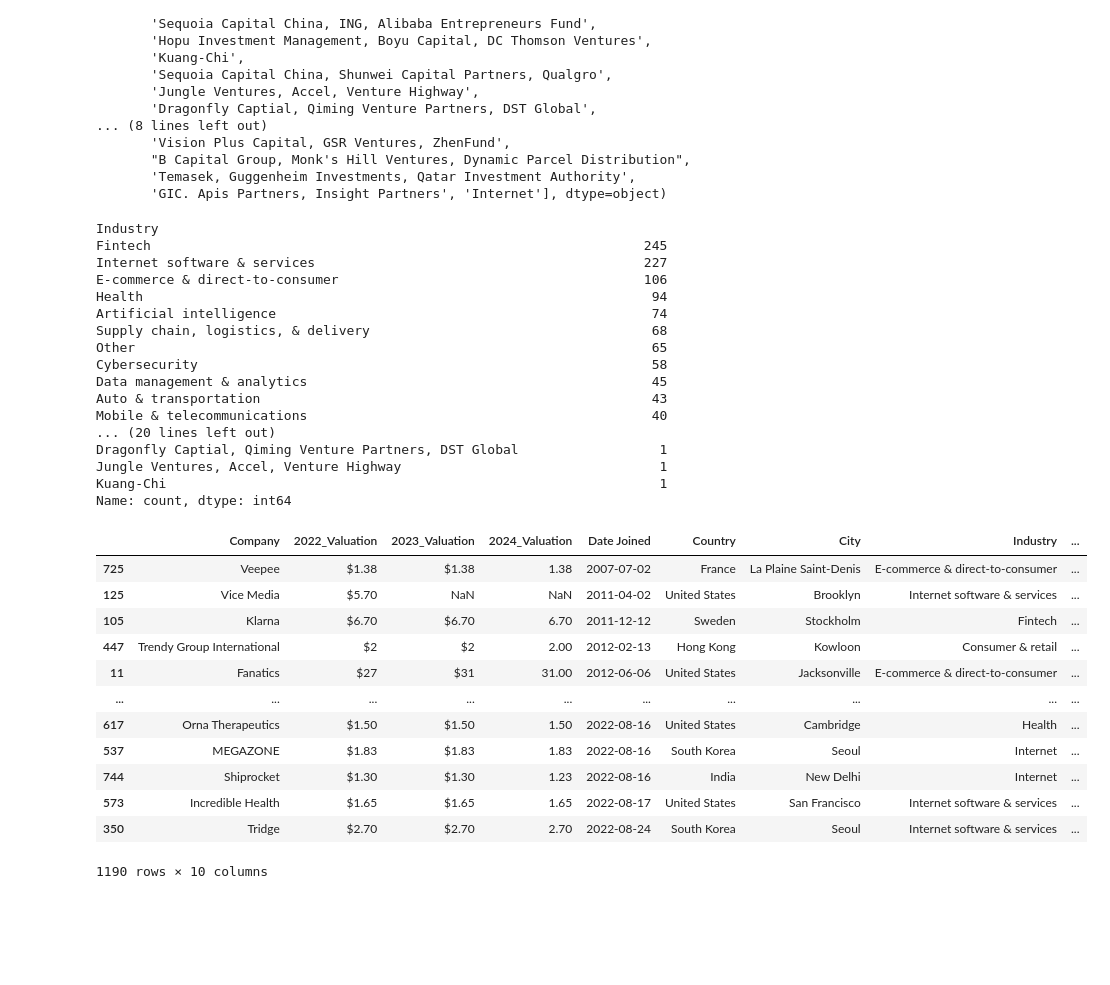
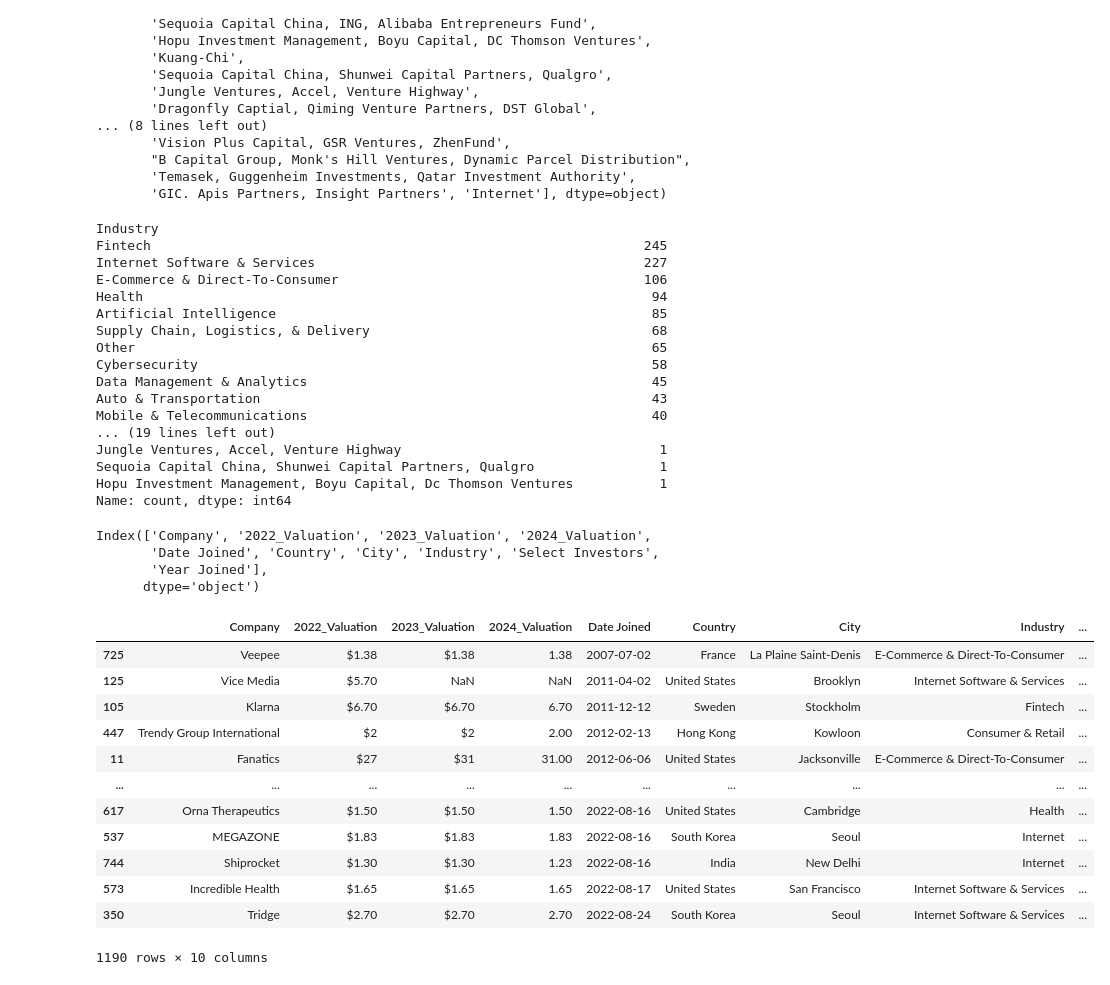
Before and after one commit to lanahuyen/Group_Project_1, a Jupyter notebook: inguyen/Industry_vs_DateJoined.ipynb, the cells around one changed output. Drawn from its saved outputs; the diff is of its cells as text; code cells hidden in the pictures; blank space fills up the shorter version.

```diff
--- a/inguyen/Industry_vs_DateJoined.ipynb
+++ b/inguyen/Industry_vs_DateJoined.ipynb
@@ -81,47 +81,61 @@ array(['E-commerce & direct-to-consumer', 'Internet software & services',
        'GIC. Apis Partners, Insight Partners', 'Internet'], dtype=object)
 # %%
 # Find out how many companies are categorized into each industry to simplify
+
+# Convert all industry names to lowercase so that AI isn't two separate categories
+sortedMergedDF['Industry'] = sortedMergedDF['Industry'].str.lower()
+
+# To make its more legible, correctly capitalize it
+sortedMergedDF['Industry'] = sortedMergedDF['Industry'].str.title()
+
 industryCounts = sortedMergedDF['Industry'].value_counts()
 
 industryCounts
 # %% [output]
 Industry
 Fintech                                                               245
-Internet software & services                                          227
-E-commerce & direct-to-consumer                                       106
+Internet Software & Services                                          227
+E-Commerce & Direct-To-Consumer                                       106
 Health                                                                 94
-Artificial intelligence                                                74
-Supply chain, logistics, & delivery                                    68
+Artificial Intelligence                                                85
+Supply Chain, Logistics, & Delivery                                    68
 Other                                                                  65
 Cybersecurity                                                          58
-Data management & analytics                                            45
-Auto & transportation                                                  43
-Mobile & telecommunications                                            40
-... (20 lines left out)
-Dragonfly Captial, Qiming Venture Partners, DST Global                  1
+Data Management & Analytics                                            45
+Auto & Transportation                                                  43
+Mobile & Telecommunications                                            40
+... (19 lines left out)
 Jungle Ventures, Accel, Venture Highway                                 1
-Kuang-Chi                                                               1
+Sequoia Capital China, Shunwei Capital Partners, Qualgro                1
+Hopu Investment Management, Boyu Capital, Dc Thomson Ventures           1
 Name: count, dtype: int64
+# %%
+print(sortedMergedDF.columns)
+# %% [output]
+Index(['Company', '2022_Valuation', '2023_Valuation', '2024_Valuation',
+       'Date Joined', 'Country', 'City', 'Industry', 'Select Investors',
+       'Year Joined'],
+      dtype='object')
 # %%
 # Filter industries with counts greater than the threshold
-filteredIndustries = industry_counts[industryCounts > 1].index
+filteredIndustries = industryCounts[industryCounts > 1].index
 
 # Filter the original DataFrame
 filteredDF = sortedMergedDF[sortedMergedDF['Industry'].isin(filteredIndustries)]
 filteredDF
 # %% [output]
 |  | Company | 2022_Valuation | 2023_Valuation | 2024_Valuation | Date Joined | Country | City | Industry | ... |
-| 725 | Veepee | $1.38 | $1.38 | 1.38 | 2007-07-02 | France | La Plaine Saint-Denis | E-commerce & direct-to-consumer | ... |
-| 125 | Vice Media | $5.70 | NaN | NaN | 2011-04-02 | United States | Brooklyn | Internet software & services | ... |
+| 725 | Veepee | $1.38 | $1.38 | 1.38 | 2007-07-02 | France | La Plaine Saint-Denis | E-Commerce & Direct-To-Consumer | ... |
+| 125 | Vice Media | $5.70 | NaN | NaN | 2011-04-02 | United States | Brooklyn | Internet Software & Services | ... |
 | 105 | Klarna | $6.70 | $6.70 | 6.70 | 2011-12-12 | Sweden | Stockholm | Fintech | ... |
-| 447 | Trendy Group International | $2 | $2 | 2.00 | 2012-02-13 | Hong Kong | Kowloon | Consumer & retail | ... |
-| 11 | Fanatics | $27 | $31 | 31.00 | 2012-06-06 | United States | Jacksonville | E-commerce & direct-to-consumer | ... |
+| 447 | Trendy Group International | $2 | $2 | 2.00 | 2012-02-13 | Hong Kong | Kowloon | Consumer & Retail | ... |
+| 11 | Fanatics | $27 | $31 | 31.00 | 2012-06-06 | United States | Jacksonville | E-Commerce & Direct-To-Consumer | ... |
 | ... | ... | ... | ... | ... | ... | ... | ... | ... | ... |
 | 617 | Orna Therapeutics | $1.50 | $1.50 | 1.50 | 2022-08-16 | United States | Cambridge | Health | ... |
 | 537 | MEGAZONE | $1.83 | $1.83 | 1.83 | 2022-08-16 | South Korea | Seoul | Internet | ... |
 | 744 | Shiprocket | $1.30 | $1.30 | 1.23 | 2022-08-16 | India | New Delhi | Internet | ... |
-| 573 | Incredible Health | $1.65 | $1.65 | 1.65 | 2022-08-17 | United States | San Francisco | Internet software & services | ... |
-| 350 | Tridge | $2.70 | $2.70 | 2.70 | 2022-08-24 | South Korea | Seoul | Internet software & services | ... |
+| 573 | Incredible Health | $1.65 | $1.65 | 1.65 | 2022-08-17 | United States | San Francisco | Internet Software & Services | ... |
+| 350 | Tridge | $2.70 | $2.70 | 2.70 | 2022-08-24 | South Korea | Seoul | Internet Software & Services | ... |
 1190 rows × 10 columns
 # %%
 # Create Dataframe so it'll be organized to create data visualizations
```
Also changed, not shown: parts of 1 cell of this notebook, 1 other file.
